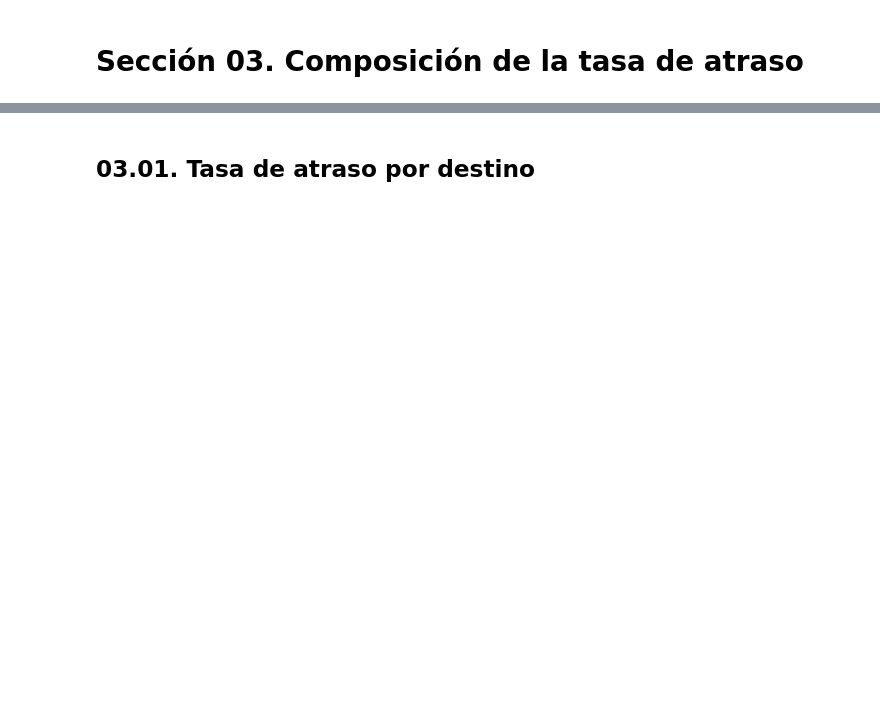
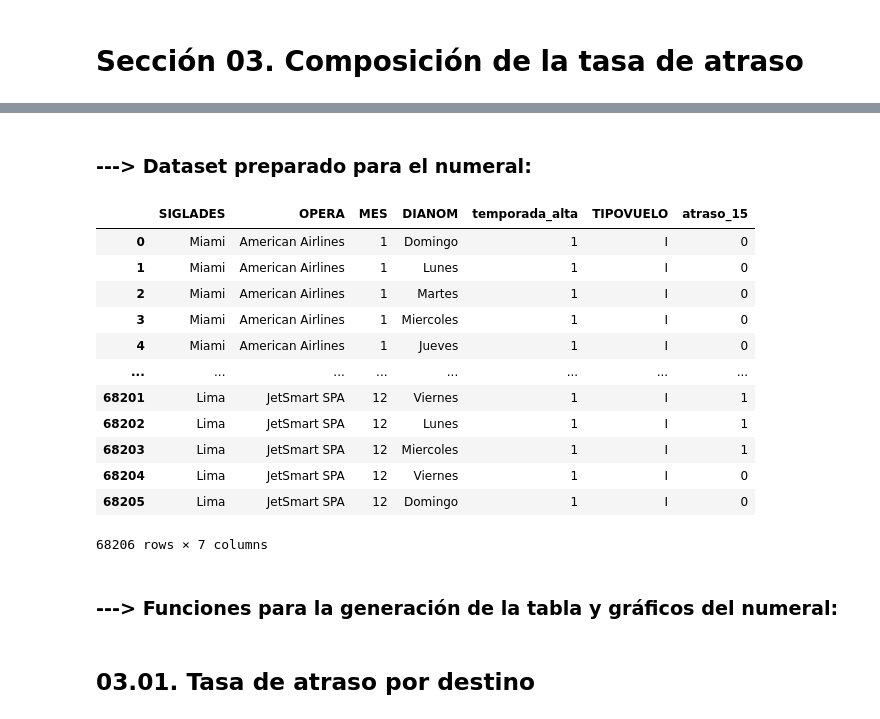
Before and after one commit to alexandergribenchenko/DS_LATAM_Test, a Jupyter notebook: solution.ipynb, the cells around one changed output, grey strips where cells are left out. Cells and saved outputs as stored; diff of their text form; code cells hidden in the pictures; blank space fills up the shorter version.

```diff
--- a/solution.ipynb
+++ b/solution.ipynb
@@ -316,7 +325,26 @@ NameError: ignored
+# %% [markdown]
+### ---> Dataset preparado para el numeral:
 # %%
-df_atraso = df[['SIGLADES','OPERA', 'MES', 'DIANOM', 'temporada_alta', 'TIPOVUELO', 'atraso_15']]
+columnas_interes = ['SIGLADES','OPERA', 'MES', 'DIANOM', 'temporada_alta', 'TIPOVUELO', 'atraso_15']
+df_atraso = pd.concat([df_raw, df_synthetic_features], axis=1)[columnas_interes]
 df_atraso['temporada_alta'] = df_atraso['temporada_alta'].astype(str)
-df_atraso.head(3)
+df_atraso
+# %% [output]
+|  | SIGLADES | OPERA | MES | DIANOM | temporada_alta | TIPOVUELO | atraso_15 |
+| 0 | Miami | American Airlines | 1 | Domingo | 1 | I | 0 |
+| 1 | Miami | American Airlines | 1 | Lunes | 1 | I | 0 |
+| 2 | Miami | American Airlines | 1 | Martes | 1 | I | 0 |
+| 3 | Miami | American Airlines | 1 | Miercoles | 1 | I | 0 |
+| 4 | Miami | American Airlines | 1 | Jueves | 1 | I | 0 |
+| ... | ... | ... | ... | ... | ... | ... | ... |
+| 68201 | Lima | JetSmart SPA | 12 | Viernes | 1 | I | 1 |
+| 68202 | Lima | JetSmart SPA | 12 | Lunes | 1 | I | 1 |
+| 68203 | Lima | JetSmart SPA | 12 | Miercoles | 1 | I | 1 |
+| 68204 | Lima | JetSmart SPA | 12 | Viernes | 1 | I | 0 |
+| 68205 | Lima | JetSmart SPA | 12 | Domingo | 1 | I | 0 |
+68206 rows × 7 columns
+# %% [markdown]
+### ---> Funciones para la generación de la tabla y gráficos del numeral:
 # %%
 def dataframe_atraso_por(df_atraso, col_interes):
   df_output = df_atraso.groupby([col_interes], as_index=False).\
```
Also changed, not shown: parts of 44 cells of this notebook.
